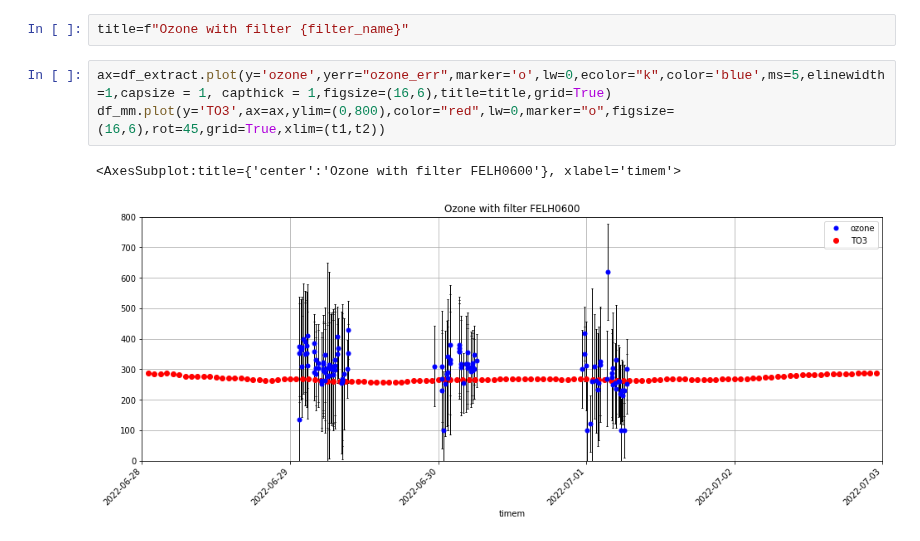
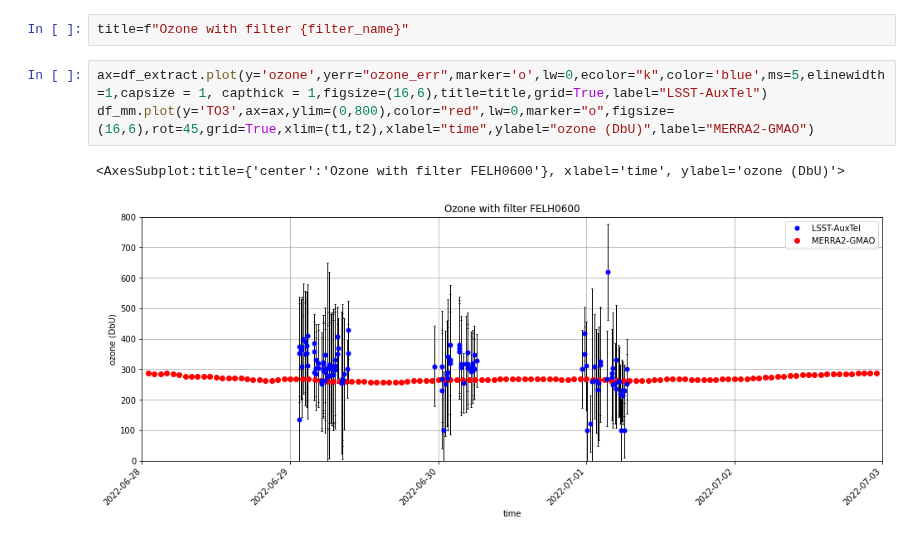
Before and after one commit to sylvielsstfr/GMAOMERRA2, a Jupyter notebook: AnalysisAuxtel/2022/AtmosphericEstimationAuxtel2022.ipynb, the cells around one changed output. Cells and saved outputs as stored; diff of their text form.

```diff
--- a/AnalysisAuxtel/2022/AtmosphericEstimationAuxtel2022.ipynb
+++ b/AnalysisAuxtel/2022/AtmosphericEstimationAuxtel2022.ipynb
@@ -378,8 +378,8 @@ df_extract.plot(y='VAOD_x',yerr='VAOD_err_x',marker='o',lw=0,color='blue',ms=5,f
 # %%
 title=f"Ozone with filter {filter_name}"
 # %%
-ax=df_extract.plot(y='ozone',yerr="ozone_err",marker='o',lw=0,ecolor="k",color='blue',ms=5,elinewidth=1,capsize = 1, capthick = 1,figsize=(16,6),title=title,grid=True)
-df_mm.plot(y='TO3',ax=ax,ylim=(0,800),color="red",lw=0,marker="o",figsize=(16,6),rot=45,grid=True,xlim=(t1,t2))
+ax=df_extract.plot(y='ozone',yerr="ozone_err",marker='o',lw=0,ecolor="k",color='blue',ms=5,elinewidth=1,capsize = 1, capthick = 1,figsize=(16,6),title=title,grid=True,label="LSST-AuxTel")
+df_mm.plot(y='TO3',ax=ax,ylim=(0,800),color="red",lw=0,marker="o",figsize=(16,6),rot=45,grid=True,xlim=(t1,t2),xlabel="time",ylabel="ozone (DbU)",label="MERRA2-GMAO")
 # %% [output]
-<AxesSubplot:title={'center':'Ozone with filter FELH0600'}, xlabel='timem'>
+<AxesSubplot:title={'center':'Ozone with filter FELH0600'}, xlabel='time', ylabel='ozone (DbU)'>
-[figure, old version]
+[figure, new version]
```
Also changed, not shown: parts of 4 cells of this notebook.
